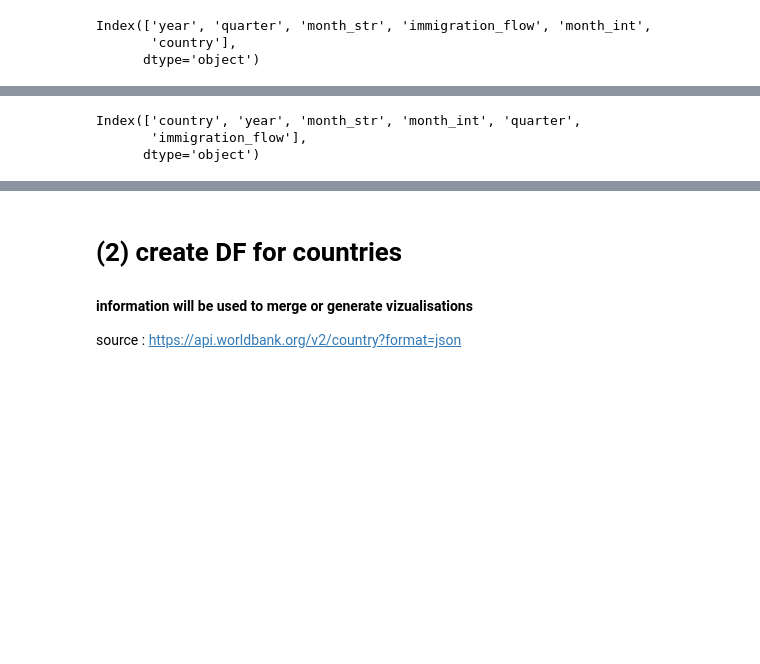
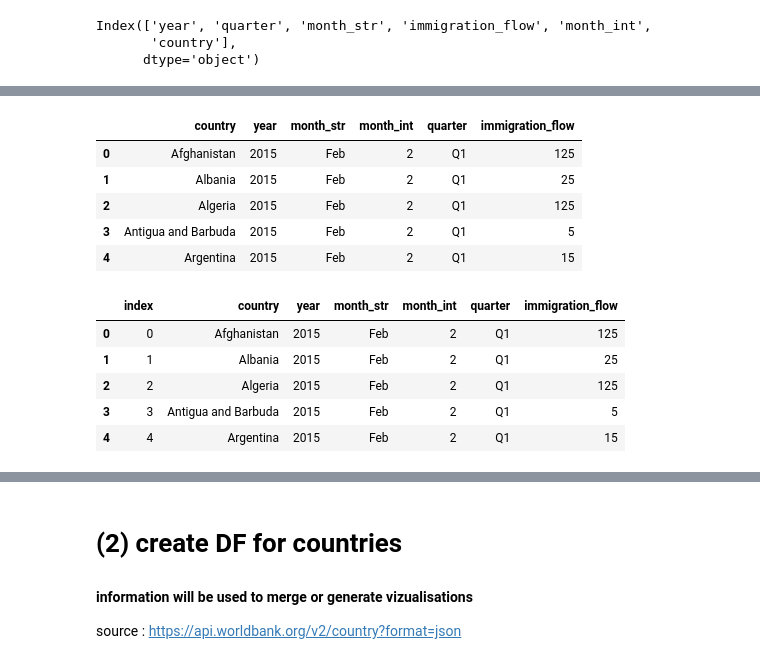
Before and after one commit to nazimben25/project3_group4, a Jupyter notebook: Data_collection.ipynb, the cells around one changed output, grey strips where cells are left out. Drawn from its saved outputs; the diff is of its cells as text; code cells hidden in the pictures; blank space fills up the shorter version.

```diff
--- a/Data_collection.ipynb
+++ b/Data_collection.ipynb
@@ -200,13 +233,26 @@ Name: 34, dtype: object
 # %%
 # organize columns
 
-imm_clean_df = imm_clean_df[['country','year', 'month_str',
+imm_clean_df = imm_clean_df[['country', 'year', 'month_str',
                             'month_int','quarter', 'immigration_flow']]
-imm_clean_df.columns
+imm_clean_df.head(5)
 # %% [output]
-Index(['country', 'year', 'month_str', 'month_int', 'quarter',
-       'immigration_flow'],
-      dtype='object')
+|  | country | year | month_str | month_int | quarter | immigration_flow |
+| 0 | Afghanistan | 2015 | Feb | 2 | Q1 | 125 |
+| 1 | Albania | 2015 | Feb | 2 | Q1 | 25 |
+| 2 | Algeria | 2015 | Feb | 2 | Q1 | 125 |
+| 3 | Antigua and Barbuda | 2015 | Feb | 2 | Q1 | 5 |
+| 4 | Argentina | 2015 | Feb | 2 | Q1 | 15 |
+# %%
+imm_clean_df = imm_clean_df.reset_index()
+imm_clean_df.head(5)
+# %% [output]
+|  | index | country | year | month_str | month_int | quarter | immigration_flow |
+| 0 | 0 | Afghanistan | 2015 | Feb | 2 | Q1 | 125 |
+| 1 | 1 | Albania | 2015 | Feb | 2 | Q1 | 25 |
+| 2 | 2 | Algeria | 2015 | Feb | 2 | Q1 | 125 |
+| 3 | 3 | Antigua and Barbuda | 2015 | Feb | 2 | Q1 | 5 |
+| 4 | 4 | Argentina | 2015 | Feb | 2 | Q1 | 15 |
 # %%
 # export to CSV
 
```
Also changed, not shown: parts of 18 cells of this notebook, 2 other files.
